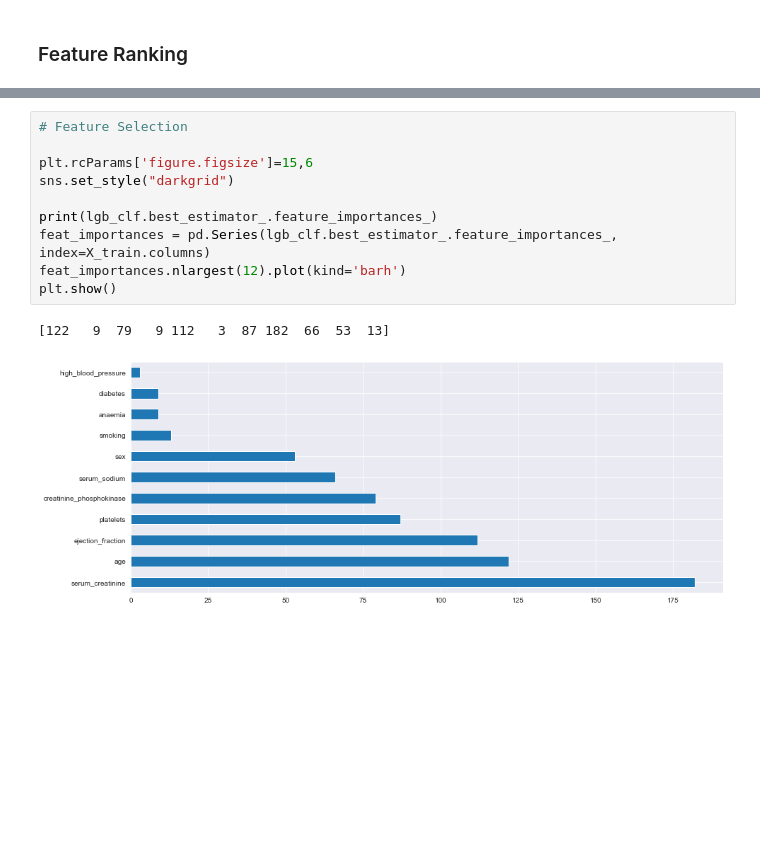
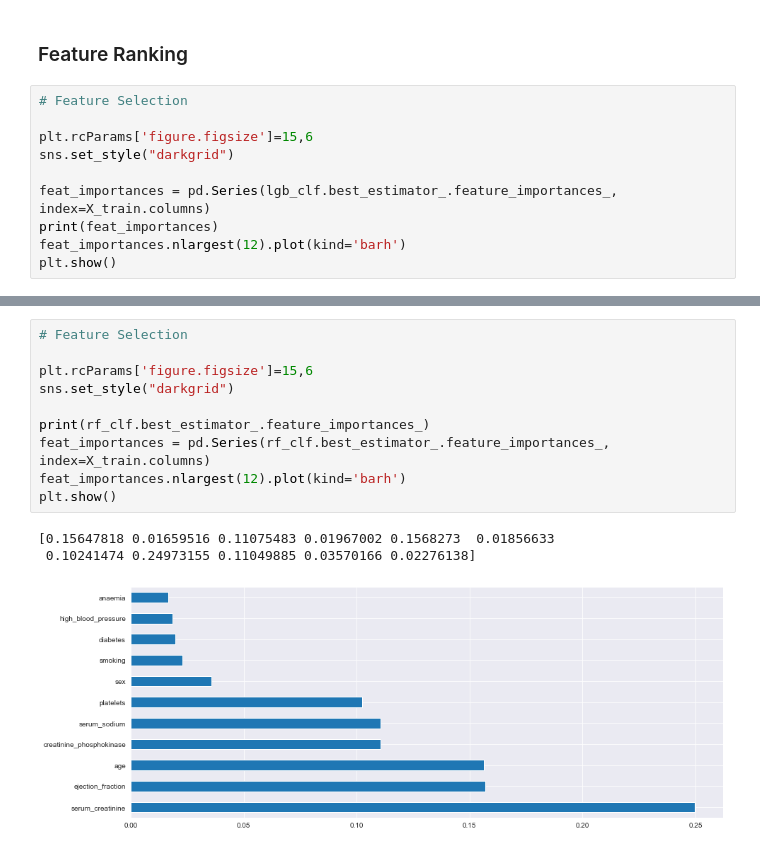
Before and after one commit to tminhquang00/EEET2485-heart-failure-prediction, a Jupyter notebook: heart-failure-detection.ipynb, the cells around one changed output, grey strips where cells are left out. Drawn from its saved outputs; the diff is of its cells as text; blank space fills up the shorter version.

Commit message:
add feature importance

```diff
--- a/heart-failure-detection.ipynb
+++ b/heart-failure-detection.ipynb
@@ -679,3 +679,13 @@ sns.barplot(data=scores, x='Model', y='F1 Score',  ax=ax)
 [figure]
 # %% [markdown]
 ### Feature Ranking
+# %%
+# Feature Selection
+
+plt.rcParams['figure.figsize']=15,6
+sns.set_style("darkgrid")
+
+feat_importances = pd.Series(lgb_clf.best_estimator_.feature_importances_, index=X_train.columns)
+print(feat_importances)
+feat_importances.nlargest(12).plot(kind='barh')
+plt.show()
@@ -682,13 +706,14 @@ sns.barplot(data=scores, x='Model', y='F1 Score',  ax=ax)
 # %%
 # Feature Selection
 
 plt.rcParams['figure.figsize']=15,6
 sns.set_style("darkgrid")
 
-print(lgb_clf.best_estimator_.feature_importances_)
-feat_importances = pd.Series(lgb_clf.best_estimator_.feature_importances_, index=X_train.columns)
+print(rf_clf.best_estimator_.feature_importances_)
+feat_importances = pd.Series(rf_clf.best_estimator_.feature_importances_, index=X_train.columns)
 feat_importances.nlargest(12).plot(kind='barh')
 plt.show()
 # %% [output]
-[122   9  79   9 112   3  87 182  66  53  13]
+[0.15647818 0.01659516 0.11075483 0.01967002 0.1568273  0.01856633
+ 0.10241474 0.24973155 0.11049885 0.03570166 0.02276138]
-[figure, old version]
+[figure, new version]
```
Also changed, not shown: parts of 2 cells of this notebook.
